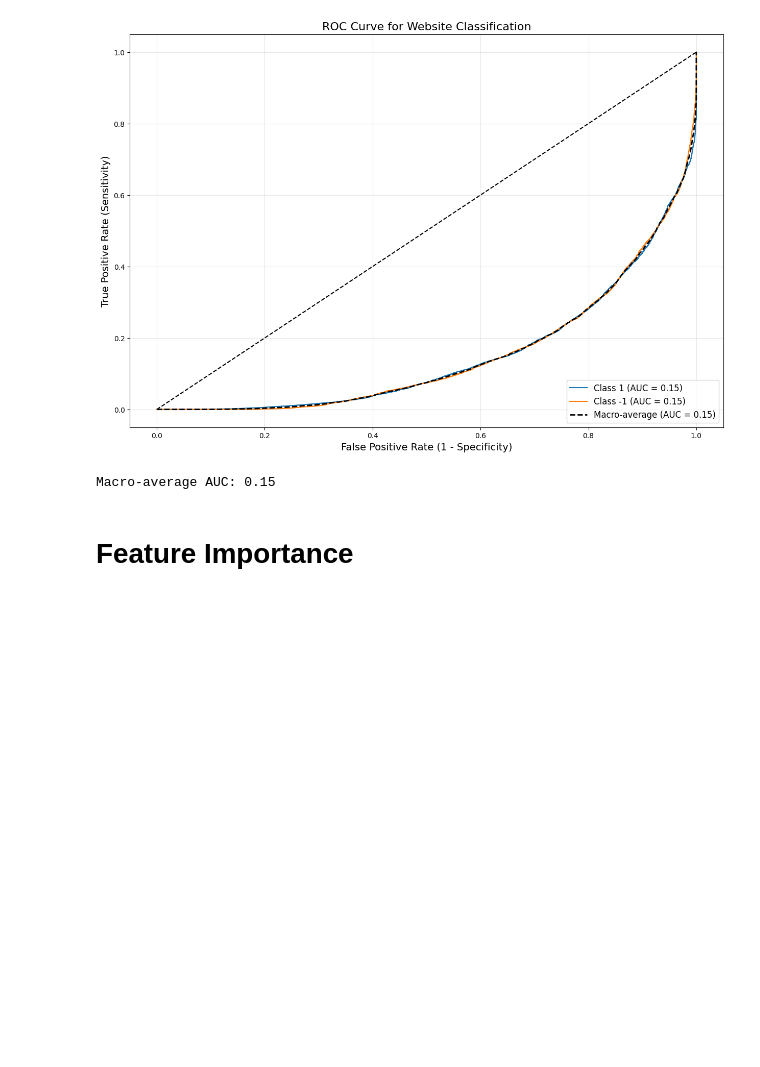
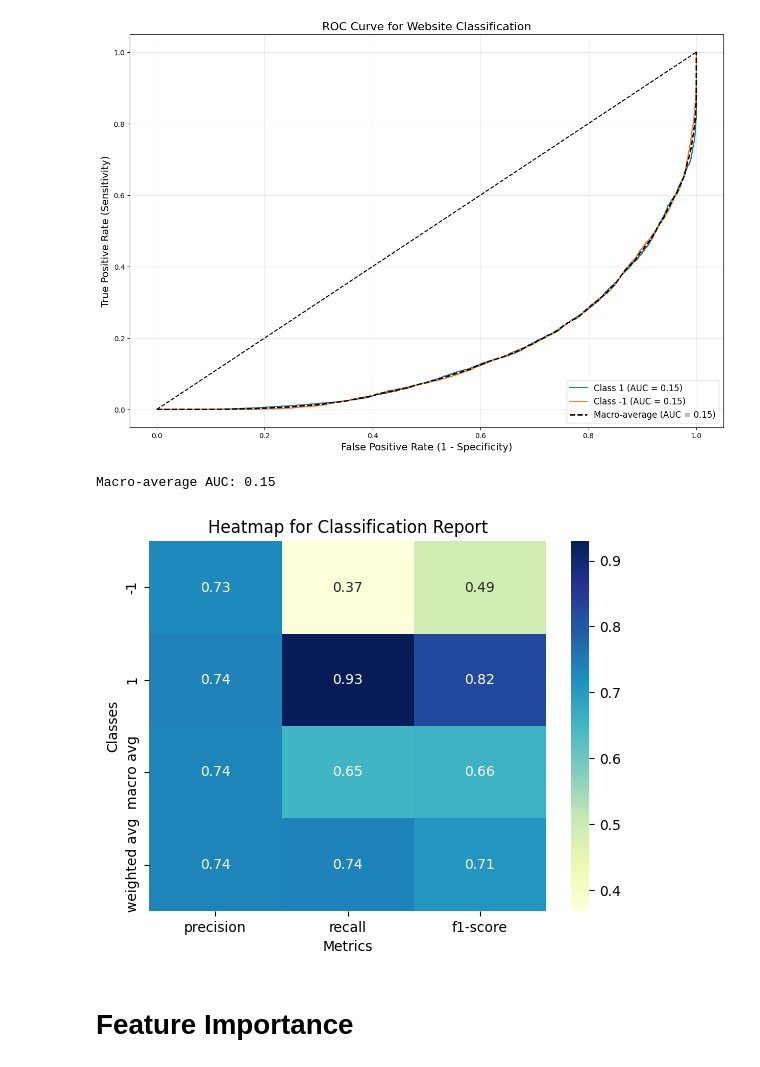
Before and after one commit to BettinaTee03/Machine-Learning-Group-Project, a Jupyter notebook: openworld_binaryclass.ipynb, the cells around one changed output. Drawn from its saved outputs; the diff is of its cells as text; code cells hidden in the pictures; blank space fills up the shorter version.

```diff
--- a/openworld_binaryclass.ipynb
+++ b/openworld_binaryclass.ipynb
@@ -238,15 +241,17 @@ print(f"Macro-average AUC: {macro_roc_auc:.2f}")
 [figure]
 Macro-average AUC: 0.15
 # %%
-classification_report_dict = classification_report(y_initial_test, y_initial_test_pred)
+classification_report_dict = classification_report(y_initial_test, y_initial_test_pred, output_dict=True)
 df = pd.DataFrame(classification_report_dict).T
 df = df.drop('support', axis=1)
 df = df.drop('accuracy', axis=0, errors='ignore')
 sns.heatmap(df, annot=True, cmap="YlGnBu", fmt='.2f')
-plt.set_title('Heatmap for Classification Report')
-plt.set_ylabel('Classes')
-plt.set_xlabel('Metrics')
+plt.title('Heatmap for Classification Report')
+plt.ylabel('Classes')
+plt.xlabel('Metrics')
 plt.show()
+# %% [output]
+[figure, added]
 # %% [markdown]
 # Feature Importance
 # %%
```
Also changed, not shown: parts of 3 cells of this notebook.
